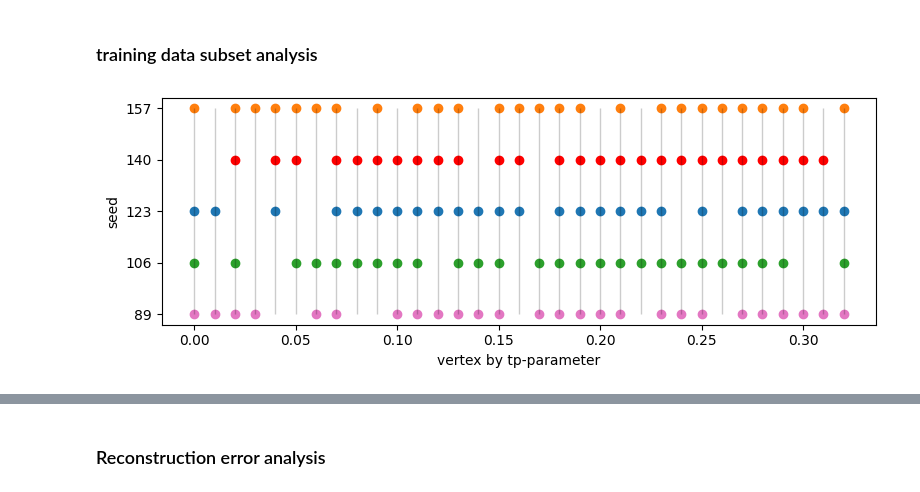
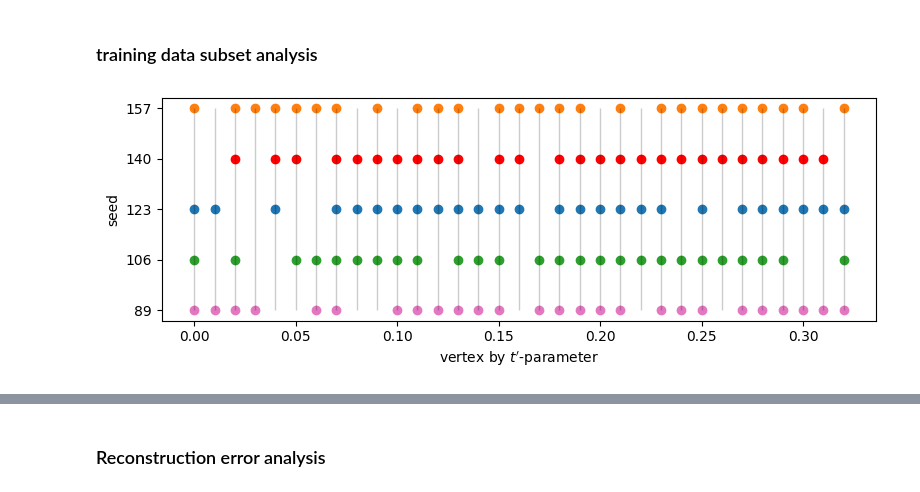
Before and after one commit to DanielSpringer/PhysML, a Jupyter notebook: notebooks/vertex/plot_results.ipynb, the cells around one changed output, grey strips where cells are left out. Saved outputs shown, nothing was run; the diff lists cells and outputs as text; code cells hidden in the pictures.

```diff
--- a/notebooks/vertex/plot_results.ipynb
+++ b/notebooks/vertex/plot_results.ipynb
@@ -165,21 +165,21 @@ run_id & rmse & test_rmse_train_phase & test_rmse_test_phase \\
 # %%
 # compare selected vertices per seed
 
 import matplotlib.pyplot as plt
 
 df = rmse_df[(rmse_df['run_id'] == '2_3_1') & (rmse_df['ld'] == 32) & (rmse_df['s'] == 24000) & rmse_df['train_data']]
 seeds = df['seed'].sort_values().unique()
 
 fig, ax = plt.subplots(figsize=(8,3))
 ax.vlines(np.arange(0., 0.33, 0.01), ymin=min(seeds), ymax=max(seeds), lw=1, color='k', alpha=0.2)
 for i, seed in enumerate(seeds):
     df_seed = df[df['seed'] == seed]
     ax.scatter(df_seed['tp'], [seed] * len(df_seed), marker='o', color=vis.COLORS[i])
-ax.set_xlabel('vertex by tp-parameter')
+ax.set_xlabel("vertex by $t'$-parameter")
 ax.set_ylabel('seed')
 ax.set_yticks(seeds)
 plt.tight_layout()
 plt.show()
 # %% [output]
-[figure, old version]
+[figure, new version]
 # %%
```
Also changed, not shown: parts of 13 cells of this notebook, 15 other files.
